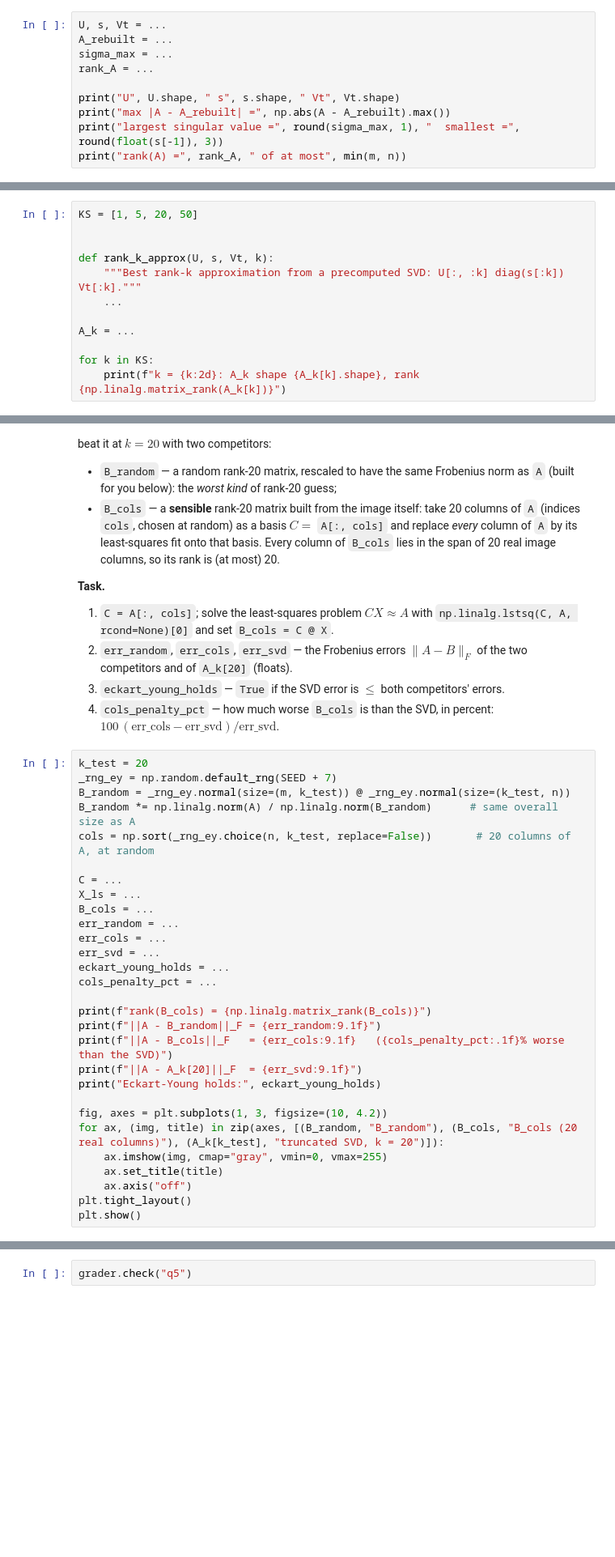
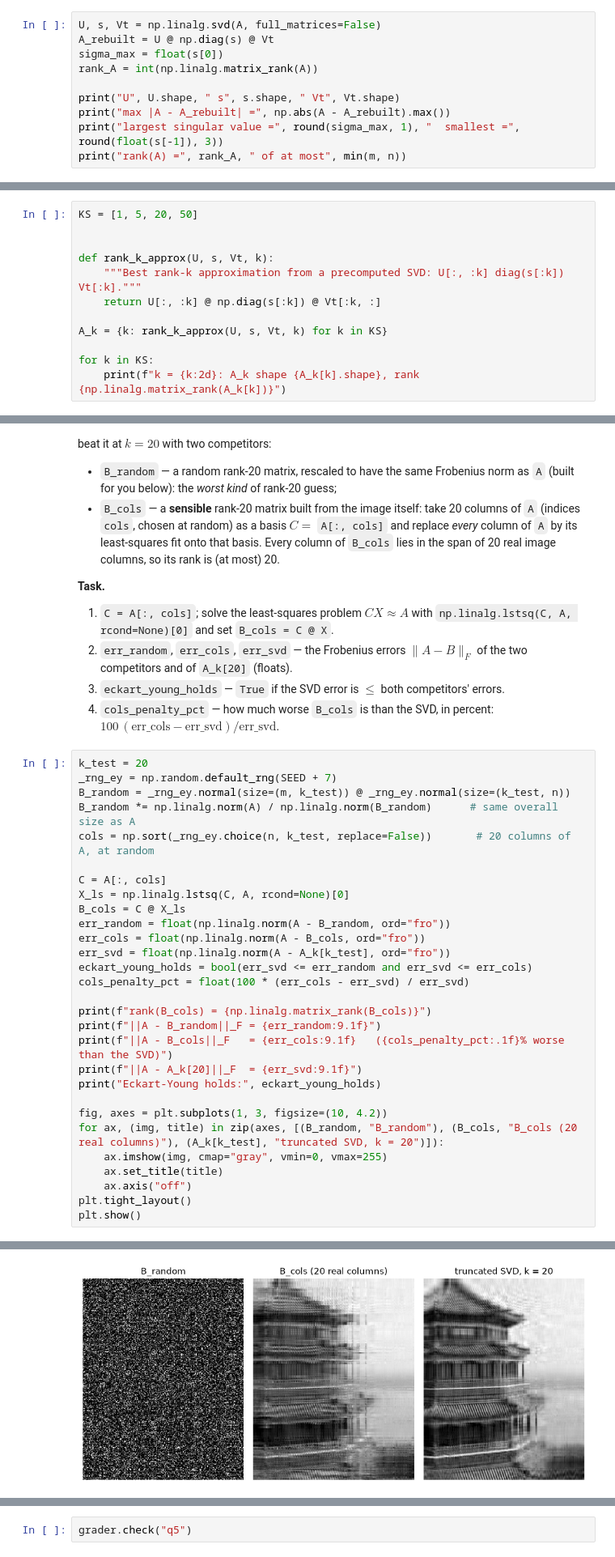
Before and after one commit to Patrio-Marcus/DS701-Materials-FA26, a Jupyter notebook: class_activity_notebooks/12-InClass-Exercise-SVD-A1/12-InClass-Exercise-SVD-A1.ipynb, the cells around one changed output, grey strips where cells are left out. Shown at 81% size. Saved outputs shown, nothing was run; the diff lists cells and outputs as text; blank space fills up the shorter version.

```diff
--- a/class_activity_notebooks/12-InClass-Exercise-SVD-A1/12-InClass-Exercise-SVD-A1.ipynb
+++ b/class_activity_notebooks/12-InClass-Exercise-SVD-A1/12-InClass-Exercise-SVD-A1.ipynb
@@ -125,10 +132,10 @@ returns three things: `U`, the singular values as a **1-D array** `s`, and **`Vt
 3. Set `sigma_max` to the largest singular value as a `float`, and `rank_A` to the rank of
    `A` as an `int` (`np.linalg.matrix_rank`).
 # %%
-U, s, Vt = ...
-A_rebuilt = ...
-sigma_max = ...
-rank_A = ...
+U, s, Vt = np.linalg.svd(A, full_matrices=False)
+A_rebuilt = U @ np.diag(s) @ Vt
+sigma_max = float(s[0])
+rank_A = int(np.linalg.matrix_rank(A))
 
 print("U", U.shape, " s", s.shape, " Vt", Vt.shape)
 print("max |A - A_rebuilt| =", np.abs(A - A_rebuilt).max())
@@ -210,9 +231,9 @@ KS = [1, 5, 20, 50]
 
 def rank_k_approx(U, s, Vt, k):
     """Best rank-k approximation from a precomputed SVD: U[:, :k] diag(s[:k]) Vt[:k]."""
-    ...
+    return U[:, :k] @ np.diag(s[:k]) @ Vt[:k, :]
 
-A_k = ...
+A_k = {k: rank_k_approx(U, s, Vt, k) for k in KS}
 
 for k in KS:
     print(f"k = {k:2d}: A_k shape {A_k[k].shape}, rank {np.linalg.matrix_rank(A_k[k])}")
@@ -340,14 +379,14 @@ B_random = _rng_ey.normal(size=(m, k_test)) @ _rng_ey.normal(size=(k_test, n))
 B_random *= np.linalg.norm(A) / np.linalg.norm(B_random)      # same overall size as A
 cols = np.sort(_rng_ey.choice(n, k_test, replace=False))       # 20 columns of A, at random
 
-C = ...
-X_ls = ...
-B_cols = ...
-err_random = ...
-err_cols = ...
-err_svd = ...
-eckart_young_holds = ...
-cols_penalty_pct = ...
+C = A[:, cols]
+X_ls = np.linalg.lstsq(C, A, rcond=None)[0]
+B_cols = C @ X_ls
+err_random = float(np.linalg.norm(A - B_random, ord="fro"))
+err_cols = float(np.linalg.norm(A - B_cols, ord="fro"))
+err_svd = float(np.linalg.norm(A - A_k[k_test], ord="fro"))
+eckart_young_holds = bool(err_svd <= err_random and err_svd <= err_cols)
+cols_penalty_pct = float(100 * (err_cols - err_svd) / err_svd)
 
 print(f"rank(B_cols) = {np.linalg.matrix_rank(B_cols)}")
 print(f"||A - B_random||_F = {err_random:9.1f}")
@@ -362,3 +401,4 @@ for ax, (img, title) in zip(axes, [(B_random, "B_random"), (B_cols, "B_cols (20
     ax.axis("off")
 plt.tight_layout()
 plt.show()
+# %% [output]
@@ -365,3 +410,4 @@ plt.show()
+[figure, added]
 # %% [markdown]
 **Discuss (participation):** suppose a vendor tells the nonprofit their scheme stores 20
 *actual columns* of each frame plus fitting coefficients — "real pixels, not abstract
```
Also changed, not shown: parts of 11 cells of this notebook.
